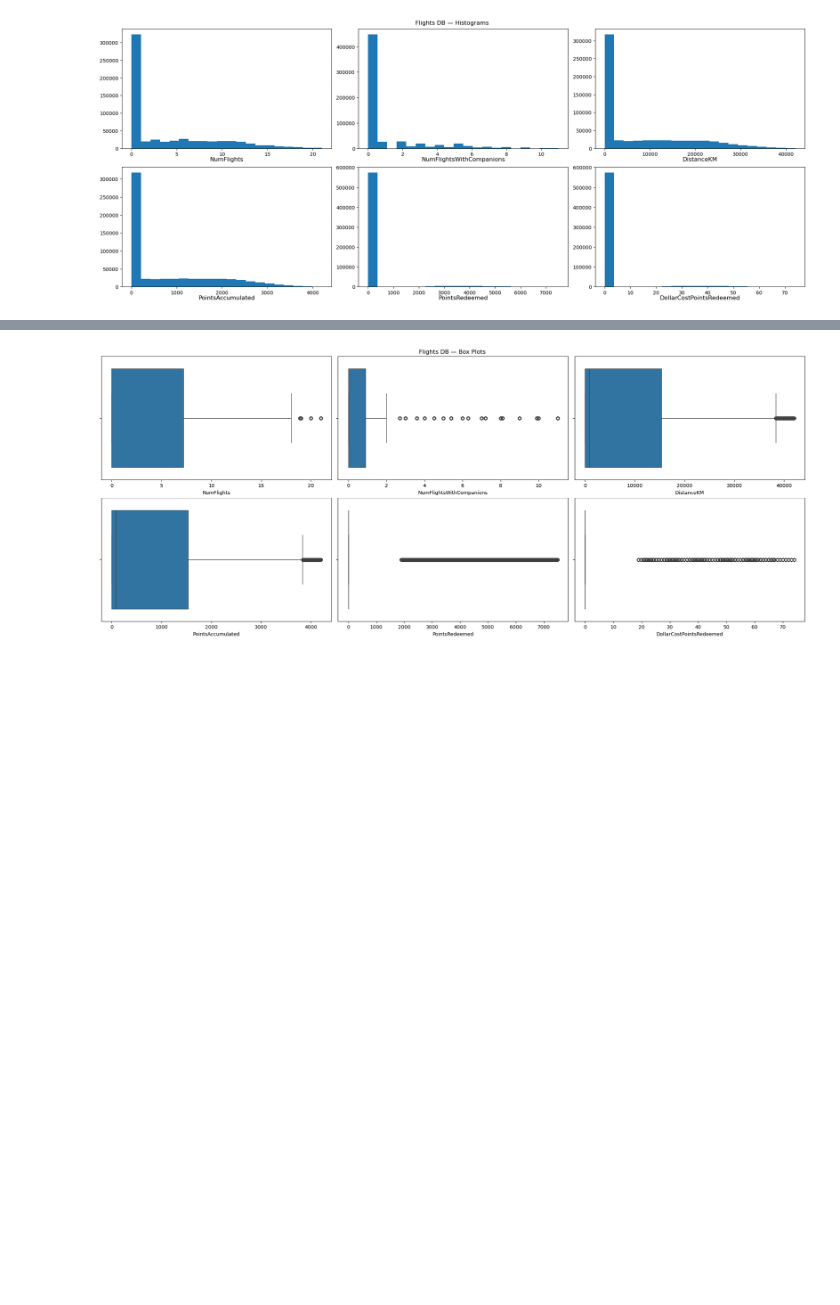
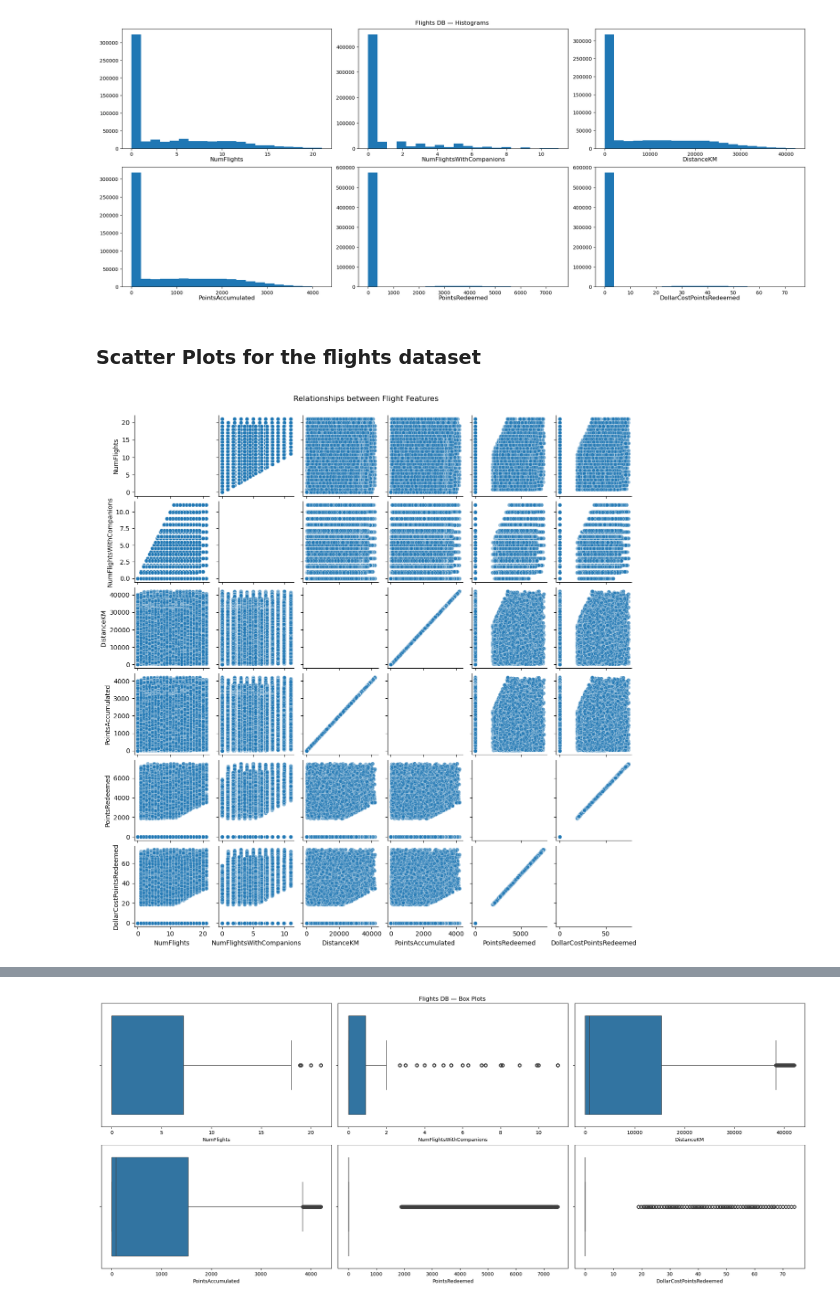
Before and after one commit to lucasdmcax/data_mining, a Jupyter notebook: Group20_EDA_Code.ipynb, the cells around one changed output, grey strips where cells are left out. Cells and saved outputs as stored; diff of their text form; code cells hidden in the pictures; blank space fills up the shorter version.

```diff
--- a/Group20_EDA_Code.ipynb
+++ b/Group20_EDA_Code.ipynb
@@ -204,3 +246,26 @@ plt.suptitle("Flights DB — Histograms")
 plt.show()
 # %% [output]
 [figure]
+# %% [markdown]
+### Scatter Plots for the flights dataset
+# %%
+flights_metric_features = [
+    "NumFlights",
+    "NumFlightsWithCompanions",
+    "DistanceKM",
+    "PointsAccumulated",
+    "PointsRedeemed",
+    "DollarCostPointsRedeemed"
+]
+
+g = sns.pairplot(
+    data=flights_db[flights_metric_features],
+    diag_kind='scatter',
+    plot_kws={'alpha': 0.5},
+    height=2
+)
+
+plt.suptitle('Relationships between Flight Features', y=1.02)
+plt.show()
+# %% [output]
+[figure, added]
```
Also changed, not shown: parts of 9 cells of this notebook.
